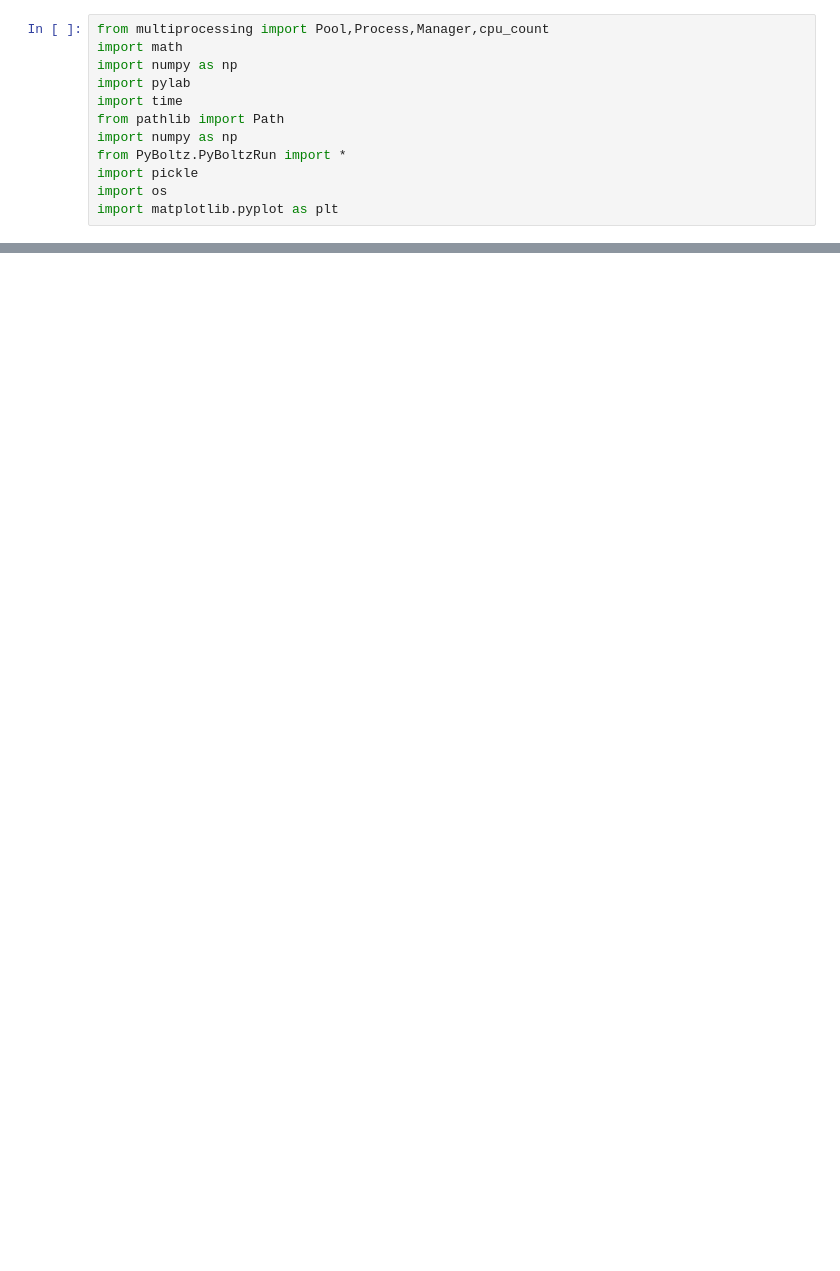
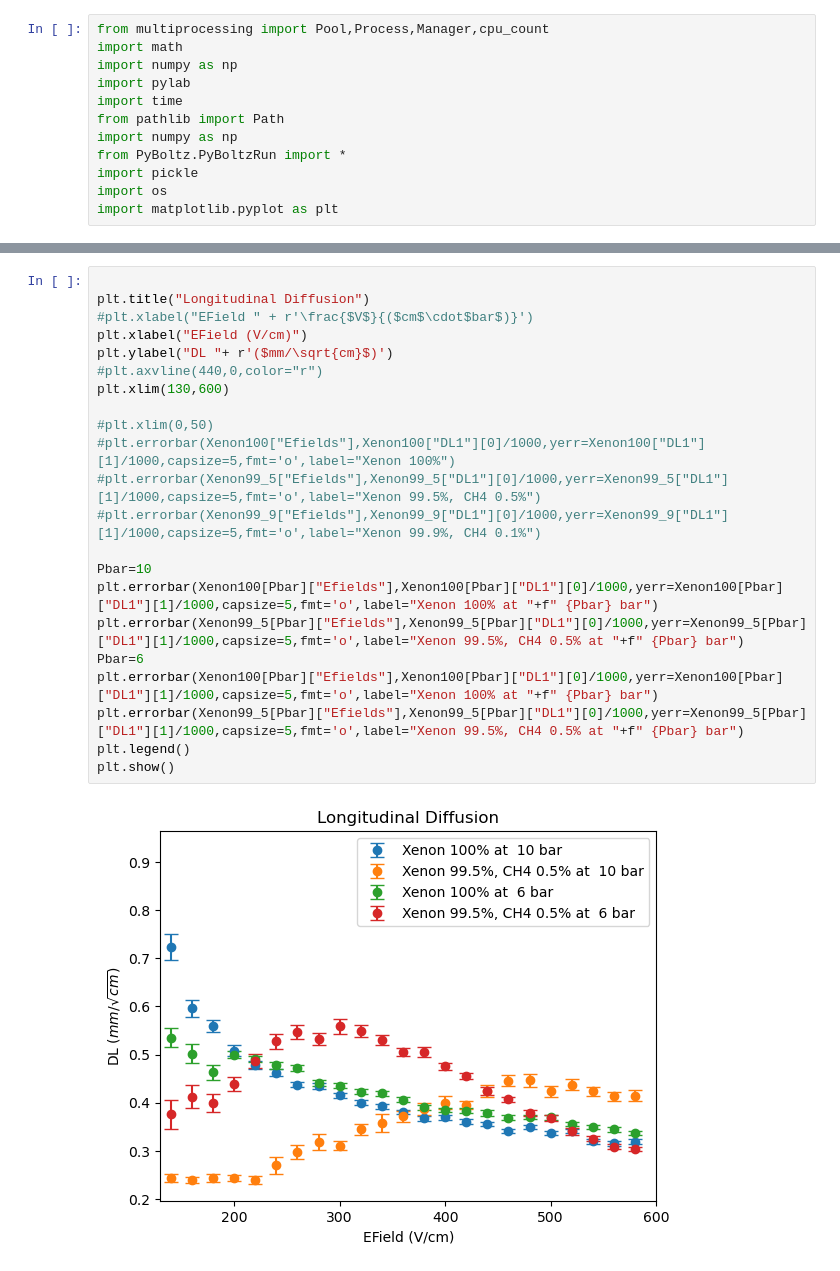
Before and after one commit to ilkerparmaksiz/Analysis, a Jupyter notebook: CRAB/CRAB_Diffusion_Plots.ipynb, the cells around one changed output, grey strips where cells are left out. Drawn from its saved outputs; the diff is of its cells as text; blank space fills up the shorter version.

```diff
--- a/CRAB/CRAB_Diffusion_Plots.ipynb
+++ b/CRAB/CRAB_Diffusion_Plots.ipynb
@@ -132 +485,25 @@ print(t)
+# %%
+
+plt.title("Longitudinal Diffusion")
+#plt.xlabel("EField " + r'\frac{$V$}{($cm$\cdot$bar$)}')
+plt.xlabel("EField (V/cm)")
+plt.ylabel("DL "+ r'($mm/\sqrt{cm}$)')
+#plt.axvline(440,0,color="r")
+plt.xlim(130,600)
+
+#plt.xlim(0,50)
+#plt.errorbar(Xenon100["Efields"],Xenon100["DL1"][0]/1000,yerr=Xenon100["DL1"][1]/1000,capsize=5,fmt='o',label="Xenon 100%")
+#plt.errorbar(Xenon99_5["Efields"],Xenon99_5["DL1"][0]/1000,yerr=Xenon99_5["DL1"][1]/1000,capsize=5,fmt='o',label="Xenon 99.5%, CH4 0.5%")
+#plt.errorbar(Xenon99_9["Efields"],Xenon99_9["DL1"][0]/1000,yerr=Xenon99_9["DL1"][1]/1000,capsize=5,fmt='o',label="Xenon 99.9%, CH4 0.1%")
+
+Pbar=10
+plt.errorbar(Xenon100[Pbar]["Efields"],Xenon100[Pbar]["DL1"][0]/1000,yerr=Xenon100[Pbar]["DL1"][1]/1000,capsize=5,fmt='o',label="Xenon 100% at "+f" {Pbar} bar")
+plt.errorbar(Xenon99_5[Pbar]["Efields"],Xenon99_5[Pbar]["DL1"][0]/1000,yerr=Xenon99_5[Pbar]["DL1"][1]/1000,capsize=5,fmt='o',label="Xenon 99.5%, CH4 0.5% at "+f" {Pbar} bar")
+Pbar=6
+plt.errorbar(Xenon100[Pbar]["Efields"],Xenon100[Pbar]["DL1"][0]/1000,yerr=Xenon100[Pbar]["DL1"][1]/1000,capsize=5,fmt='o',label="Xenon 100% at "+f" {Pbar} bar")
+plt.errorbar(Xenon99_5[Pbar]["Efields"],Xenon99_5[Pbar]["DL1"][0]/1000,yerr=Xenon99_5[Pbar]["DL1"][1]/1000,capsize=5,fmt='o',label="Xenon 99.5%, CH4 0.5% at "+f" {Pbar} bar")
+plt.legend()
+plt.show()
+# %% [output]
+[figure, added]
 # %%
```
Also changed, not shown: parts of 27 cells of this notebook, 15 other files.
